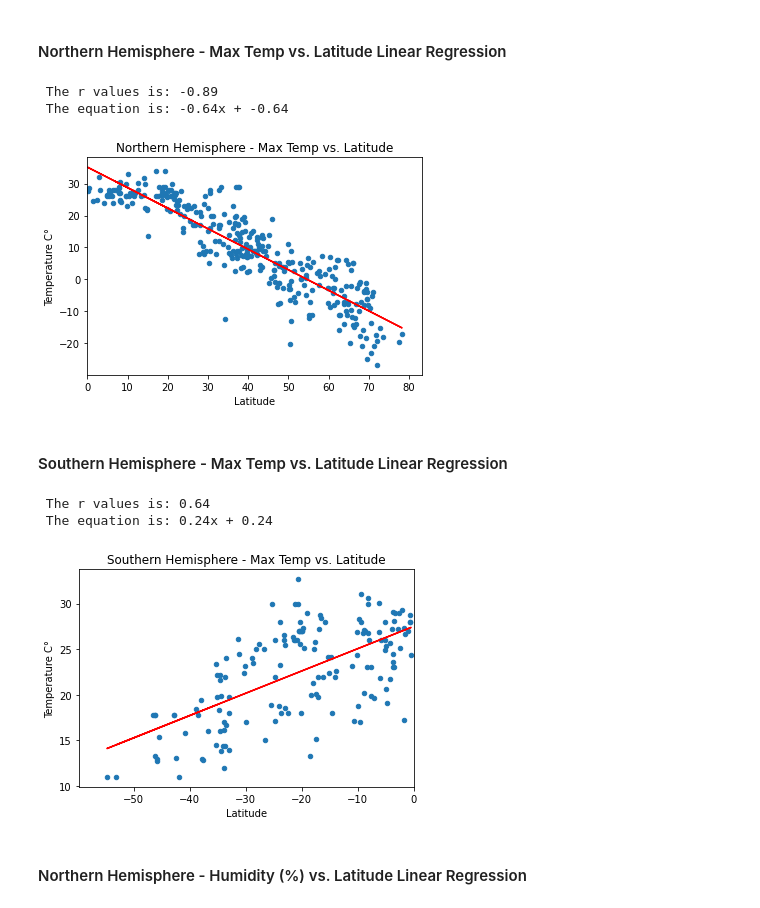
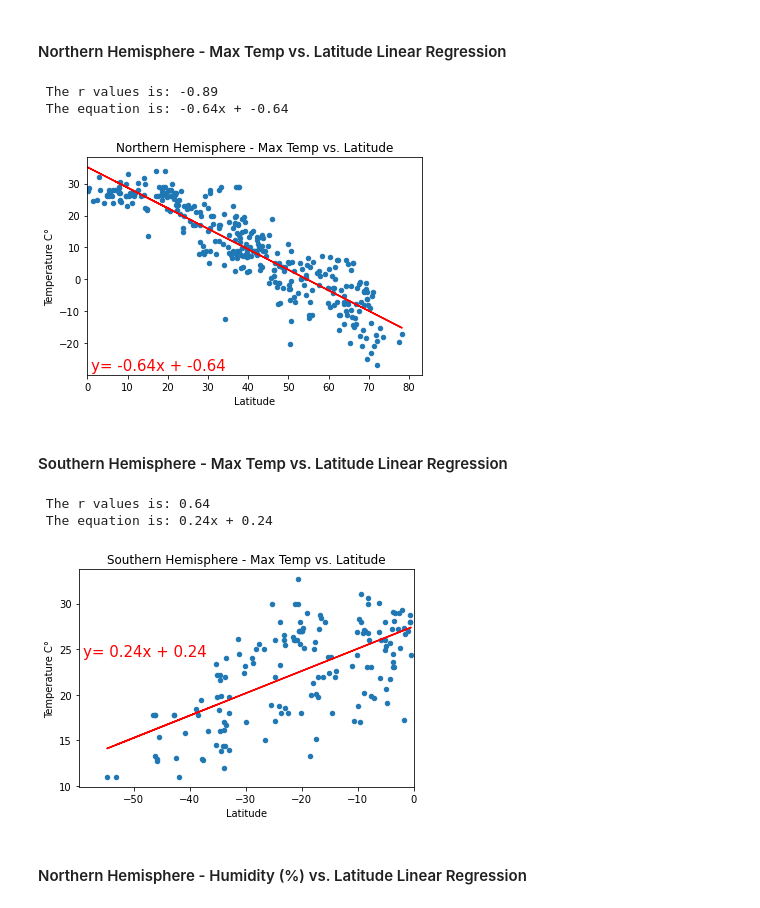
Before and after one commit to palolo02/python-api-challenge, a Jupyter notebook: WeatherPy/WeatherPy.ipynb, the cells around one changed output. Saved outputs shown, nothing was run; the diff lists cells and outputs as text; code cells hidden in the pictures.

```diff
--- a/WeatherPy/WeatherPy.ipynb
+++ b/WeatherPy/WeatherPy.ipynb
@@ -220,34 +236,41 @@ southern_df = cities_df.loc[cities_df["Lat"] < 0.0]
 # %%
 # Linear Regression Model
 x_values = northern_df["Lat"]
 y_values = northern_df["Max Temp"]
 y_lr_values = []
 
 # Calculate the regression model
 slope, intercept, rvalue, pvalue, stderr = linregress(x = x_values, y = y_values)
 
 # Calculate the y = Mx + b values
 for lat in x_values:
     y_lr_values.append(round((slope * lat + intercept),2))
 
 print(f" The r values is: {round(rvalue,2)}")
 print(f" The equation is: {round(slope,2)}x + {round(slope,2)}")
 
 # Plot the scatter plot and the regression model line
-northern_df.plot(x = "Lat", y = "Max Temp", kind="scatter",title="Northern Hemisphere - Max Temp vs. Latitude", xlim=(0,max_Lat))
+ax = northern_df.plot(x = "Lat", y = "Max Temp", kind="scatter",title="Northern Hemisphere - Max Temp vs. Latitude", xlim=(0,max_Lat))
 plt.plot(x_values, y_lr_values, color="red")
 plt.xlabel("Latitude")
 plt.ylabel("Temperature C°")
+
+# Add the equation in the graph
+ax.text(0.012, 0.02, f"y= {round(slope,2)}x + {round(slope,2)}",
+        transform=ax.transAxes,
+        color='red', fontsize=15)
+plt.savefig("../output_data/Northern Hemisphere - Max Temp vs. Latitude.png")
+
 
 plt.show()
 
 # This graph shows a negative correlation between latitud and Temperature in the Northern Hemisphere.
 # The further we are from the Ecuator, the colder it gets (as we already know)
 # Statistically, -0.89 confirms the negative correlation we obseve in the graph
 # %% [output]
  The r values is: -0.89
  The equation is: -0.64x + -0.64
-[figure, old version]
+[figure, new version]
 # %% [markdown]
 ####  Southern Hemisphere - Max Temp vs. Latitude Linear Regression
 # %%
@@ -267,10 +290,16 @@ print(f" The r values is: {round(rvalue,2)}")
 print(f" The equation is: {round(slope,2)}x + {round(slope,2)}")
 
 # Plot the scatter plot and the regression model line
-southern_df.plot(x = "Lat", y = "Max Temp", kind="scatter",title="Southern Hemisphere - Max Temp vs. Latitude",xlim=(min_Lat,0))
+ax = southern_df.plot(x = "Lat", y = "Max Temp", kind="scatter",title="Southern Hemisphere - Max Temp vs. Latitude",xlim=(min_Lat,0))
 plt.plot(x_values, y_lr_values, color="red")
 plt.xlabel("Latitude")
 plt.ylabel("Temperature C°")
+
+# Add the equation in the graph
+ax.text(0.012, 0.60, f"y= {round(slope,2)}x + {round(slope,2)}",
+        transform=ax.transAxes,
+        color='red', fontsize=15)
+plt.savefig("../output_data/Southern Hemisphere - Max Temp vs. Latitude.png")
 plt.show()
 
 # This graph shows a positive correlation between latitud and Temperature in the Southern Hemisphere.
@@ -280,7 +309,7 @@ plt.show()
 # %% [output]
  The r values is: 0.64
  The equation is: 0.24x + 0.24
-[figure, old version]
+[figure, new version]
 # %% [markdown]
 ####  Northern Hemisphere - Humidity (%) vs. Latitude Linear Regression
 # %%
```
Also changed, not shown: parts of 11 cells of this notebook, 8 other files.
